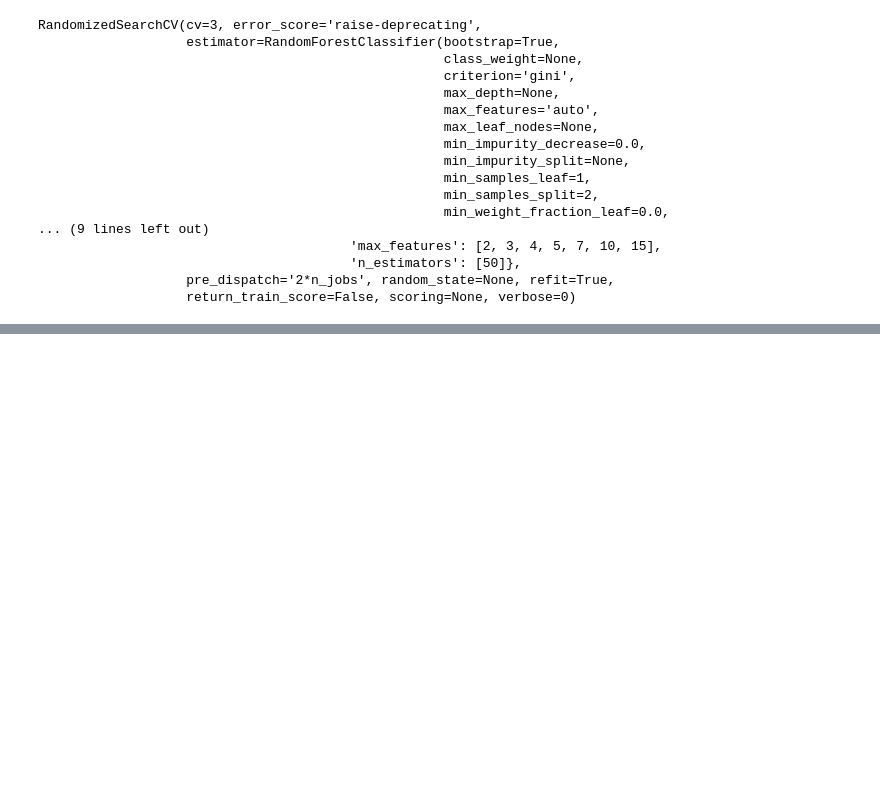
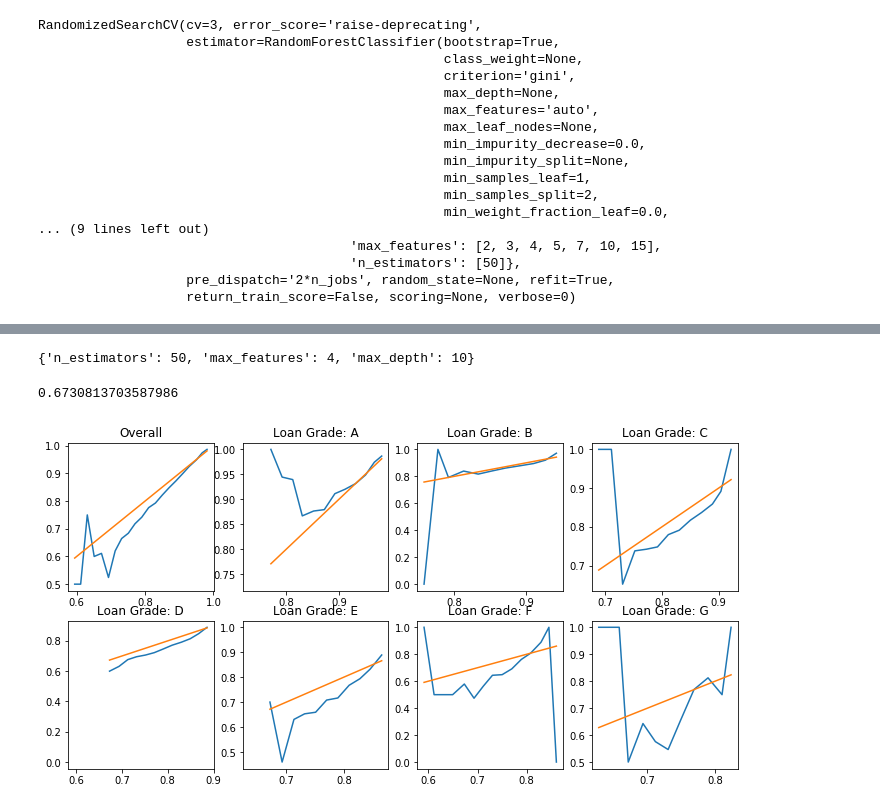
Before and after one commit to timcopelandoh/thinkful, a Jupyter notebook: Capstones and Projects/Capstone 3 - Modeling - Random Forests.ipynb, the cells around one changed output, grey strips where cells are left out. Cells and saved outputs as stored; diff of their text form; code cells hidden in the pictures; blank space fills up the shorter version.

```diff
--- a/Capstones and Projects/Capstone 3 - Modeling - Random Forests.ipynb
+++ b/Capstones and Projects/Capstone 3 - Modeling - Random Forests.ipynb
@@ -256,0 +252,4 @@ rf2_random.best_params_
+# %%
+rf3 = ensemble.RandomForestClassifier(n_estimators=50, max_features=3, max_depth=10)
+
+rf3.fit(X1, y)
@@ -256,0 +316,7 @@ rf2_random.best_params_
+# %%
+rf4 = ensemble.RandomForestClassifier(max_depth=5, max_features=5, n_estimators=50)
+rf4.fit(X2, y)
+
+test['pred3'] = [x[1] for x in rf4.predict_proba(X2_test)]
+
+roc_auc_score(test.target, test.pred3)
@@ -256,0 +341,62 @@ rf2_random.best_params_
+# %%
+rf2_random.best_params_
+# %% [output]
+{'n_estimators': 50, 'max_features': 4, 'max_depth': 10}
+# %%
+rf6 = ensemble.RandomForestClassifier(n_estimators=500, max_features=4, max_depth=10)
+
+rf6.fit(X2, y)
+
+test['pred4'] = [x[1] for x in rf6.predict_proba(X2_test)]
+
+roc_auc_score(test.target, test.pred4)
+# %% [output]
+0.6730813703587986
+# %%
+def graph_by_grade(predictions, grade, target):
+    pred = []
+    act = []
+    letters = ['A', 'B', 'C', 'D', 'E', 'F', 'G']
+
+    plt.figure(figsize=(12,6))
+    plt.subplot(2,4,1)
+    plt.title("Overall")
+
+    for i in range(21):
+
+        lb = .58 + i*.02
+        ub = .58 + (i+1)*.02
+        sub = ((predictions >= lb)&(predictions < ub))
+        pred_compliance = predictions[sub].mean()
+        act_compliance = target[sub].mean()
+        pred.append(pred_compliance)
+        act.append(act_compliance)
+
+    plt.plot(pred, act)
+    plt.plot(pred, pred)
+
+    for letter in range(7):
+
+        pred = []
+        act = []
+        ss = []
+
+        for i in range(21):
+            lb = .58 + i*.02
+            ub = .58 + (i+1)*.02
+            sub = ((predictions >= lb)&(predictions < ub)&(grade==letters[letter]))
+            pred_compliance = predictions[sub].mean()
+            act_compliance = target[sub].mean()
+            pred.append(pred_compliance)
+            act.append(act_compliance)
+
+        plt.subplot(2,4,letter+2)
+        plt.title('Loan Grade: {}'.format(letters[letter]))
+        plt.plot(pred, act)
+        plt.plot(pred, pred)
+
+    plt.show()
+
+graph_by_grade(test.pred4, test.grade, test.target)
+# %% [output]
+[figure, added]
```
Also changed, not shown: parts of 15 cells of this notebook, 2 other files.
